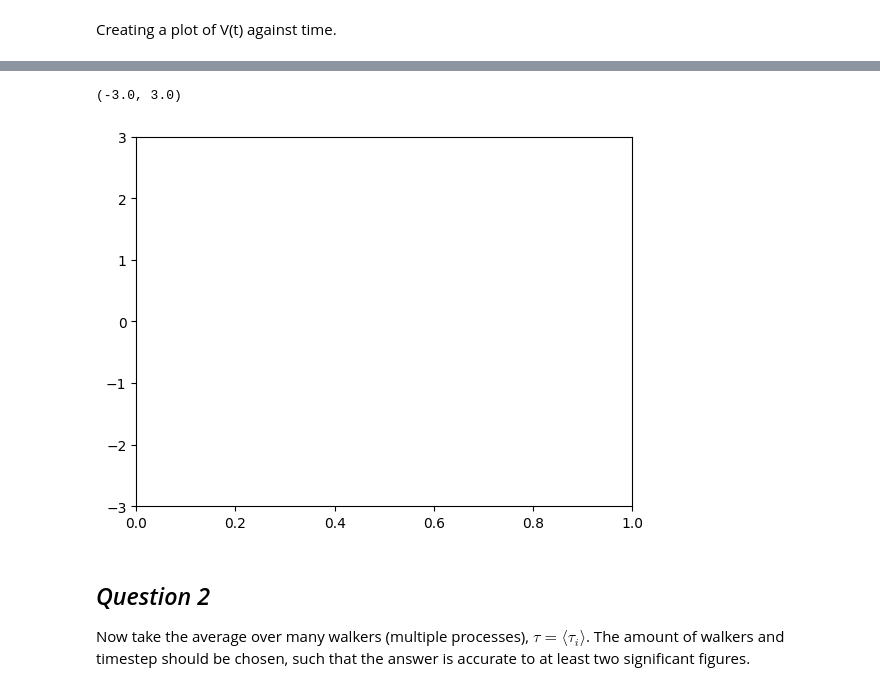
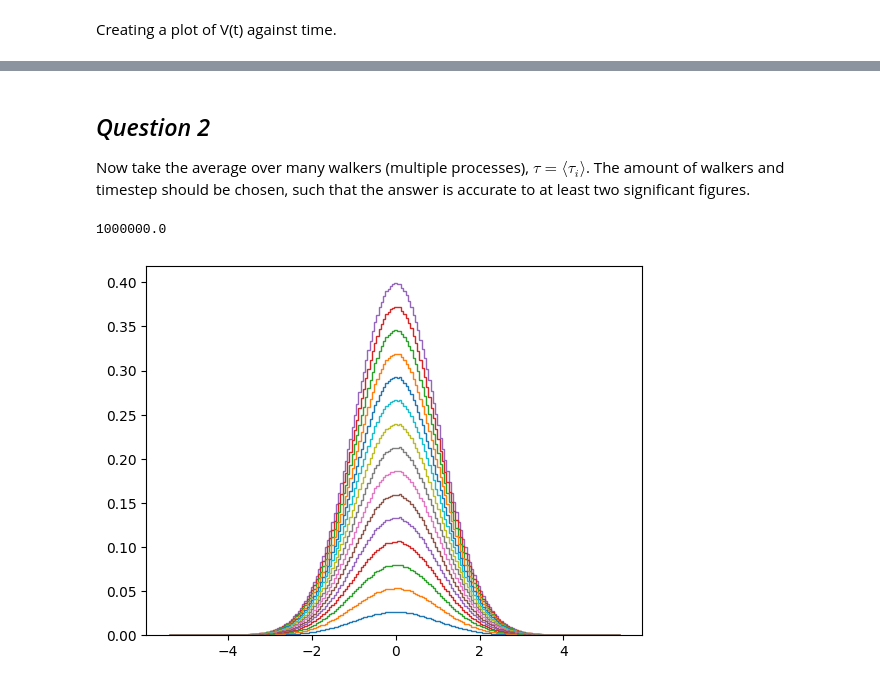
Before and after one commit to nashgabs/scaling-lamp, a Jupyter notebook: notebooks/sem_B.short_test3.ipynb, the cells around one changed output, grey strips where cells are left out. Drawn from its saved outputs; the diff is of its cells as text; code cells hidden in the pictures.

```diff
--- a/notebooks/sem_B.short_test3.ipynb
+++ b/notebooks/sem_B.short_test3.ipynb
@@ -71,16 +88,17 @@ Identify any values that meet $V(t)\geq 1.35$.
-# %%
-for i in range(V.shape[0]):
-    if(V[i]>=1.35):
-        ax.scatter(i, V[i], color="r", marker='x', label='')
-        print(V[i],i)
-ax.set_title('Solving the diffusion equation.')
-ax.set_xlabel(r'$Time, t$')
-ax.set_ylabel(r'$V(t)$')
-ax.legend(loc="upper right")
-plt.ylim(-3,3)
-# %% [output]
-(-3.0, 3.0)
-[figure, removed]
 # %% [markdown]
 ## *Question 2*
 Now take the average over many walkers (multiple processes), $\tau=\langle\tau_i\rangle$. The amount of walkers and timestep should be chosen, such that the answer is accurate to at least two significant figures.
+# %%
+'''PARAMS'''
+walkers = 15     # number of walkers
+tstep = 0.001     # time step
+time = 1000    # length of time (number of random variables)
+overThreshold = []; np.array(overThreshold, dtype=int, ndmin=2)
+V = np.zeros((walkers, round(time/tstep))) # stores all walks
+V[:,0] = -0.5 # set initial values to -0.5
+Z = [np.random.normal(mu, sigma, round(time/tstep)) for _ in range(walkers)] # create stacked array of random normal distributions
+plt.hist(Z, 200, density=True, stacked=True, histtype='step');
+time/tstep
+# %% [output]
+1000000.0
+[figure, added]
```
Also changed, not shown: parts of 10 cells of this notebook.
